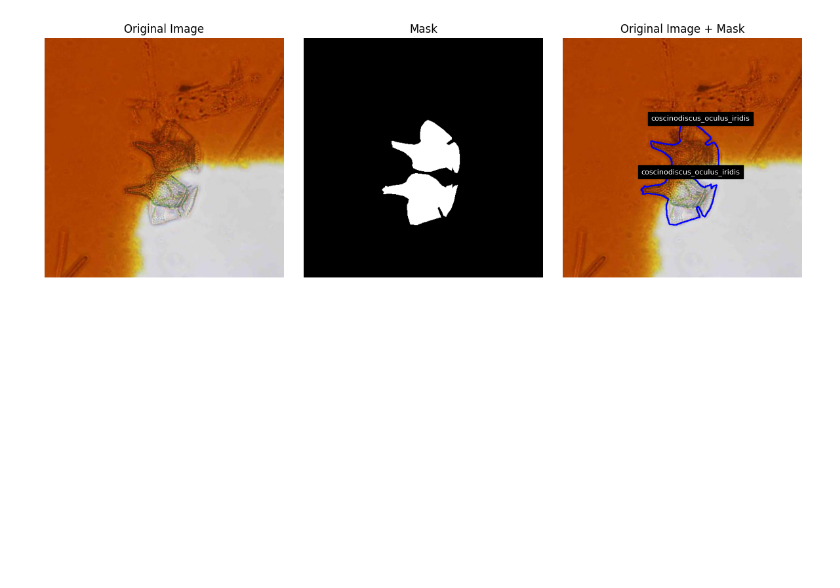
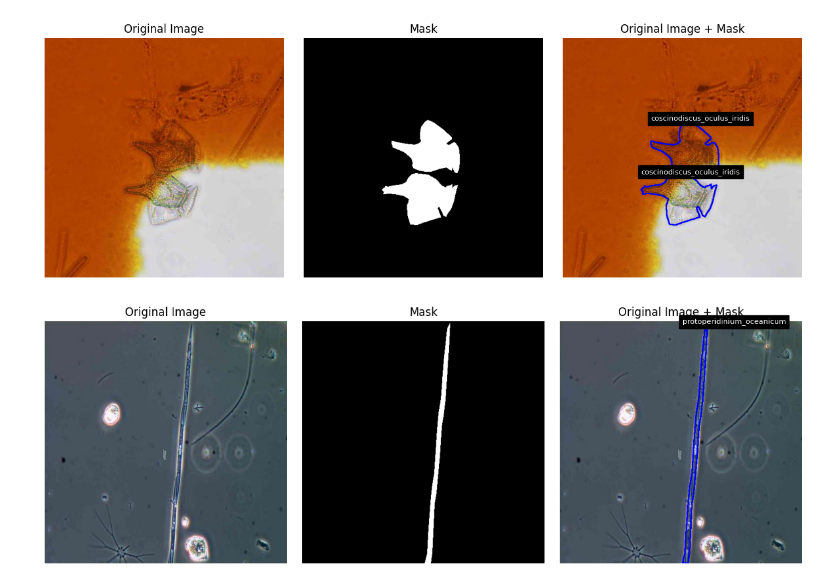
Before and after one commit to kangPrayit/plankton_classification, a Jupyter notebook: notebooks/eda-segmentation.ipynb, the cells around one changed output. Drawn from its saved outputs; the diff is of its cells as text; code cells hidden in the pictures; blank space fills up the shorter version.

```diff
--- a/notebooks/eda-segmentation.ipynb
+++ b/notebooks/eda-segmentation.ipynb
@@ -77,6 +73,10 @@ annotations['images']
 plot_plankton_by_id(train_dir, id_img=30)
 # %% [output]
 [figure]
+# %%
+plot_plankton_by_id(train_dir, id_img=32)
+# %% [output]
+[figure, added]
 # %%
 plot_3_examples(train_dir)
 # %% [output]
```
Also changed, not shown: parts of 7 cells of this notebook, 4 other files.
